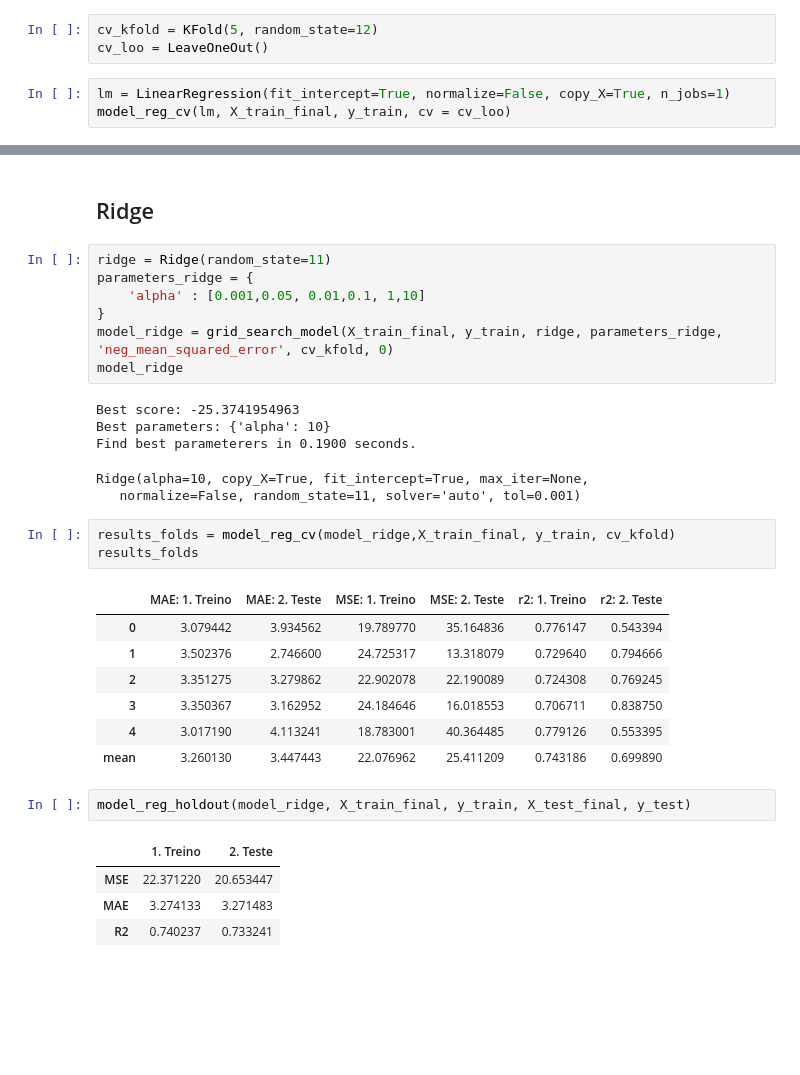
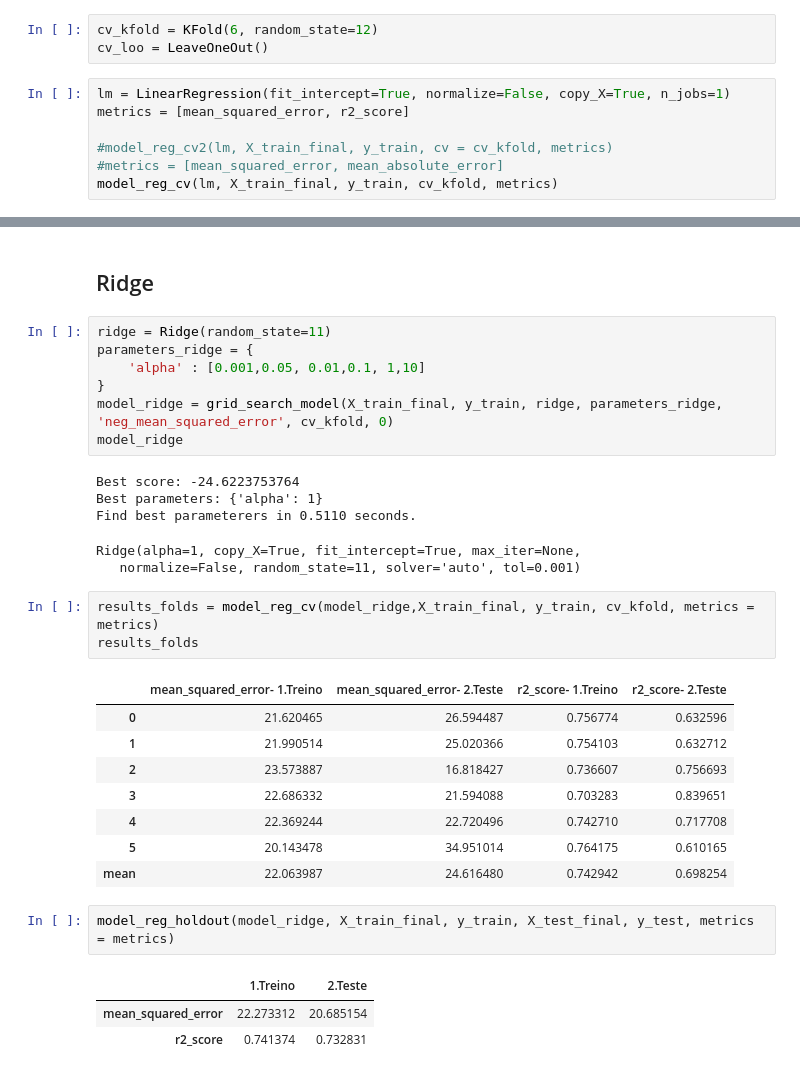
Before and after one commit to mopdc/python-codes, a Jupyter notebook: applied algorithms/regression examples/Regression Analysis in Boston dataset-v2.ipynb, the cells around one changed output, grey strips where cells are left out. Saved outputs shown, nothing was run; the diff lists cells and outputs as text; blank space fills up the shorter version.

```diff
--- a/applied algorithms/regression examples/Regression Analysis in Boston dataset-v2.ipynb
+++ b/applied algorithms/regression examples/Regression Analysis in Boston dataset-v2.ipynb
@@ -319,9 +334,13 @@ A função exporta: treino e teste  com mae, mse, r2
 # %% [markdown]
 ###  CV
 # %%
-cv_kfold = KFold(5, random_state=12)
+cv_kfold = KFold(6, random_state=12)
 cv_loo = LeaveOneOut()
 # %%
 lm = LinearRegression(fit_intercept=True, normalize=False, copy_X=True, n_jobs=1)
-model_reg_cv(lm, X_train_final, y_train, cv = cv_loo)
+metrics = [mean_squared_error, r2_score]
+
+#model_reg_cv2(lm, X_train_final, y_train, cv = cv_kfold, metrics)
+#metrics = [mean_squared_error, mean_absolute_error]
+model_reg_cv(lm, X_train_final, y_train, cv_kfold, metrics)
 # %% [output]
@@ -506,26 +530,26 @@ parameters_ridge = {
 model_ridge = grid_search_model(X_train_final, y_train, ridge, parameters_ridge, 'neg_mean_squared_error', cv_kfold, 0)
 model_ridge
 # %% [output]
-Best score: -25.3741954963
-Best parameters: {'alpha': 10}
-Find best parameterers in 0.1900 seconds.
+Best score: -24.6223753764
+Best parameters: {'alpha': 1}
+Find best parameterers in 0.5110 seconds.
-Ridge(alpha=10, copy_X=True, fit_intercept=True, max_iter=None,
+Ridge(alpha=1, copy_X=True, fit_intercept=True, max_iter=None,
    normalize=False, random_state=11, solver='auto', tol=0.001)
 # %%
-results_folds = model_reg_cv(model_ridge,X_train_final, y_train, cv_kfold)
+results_folds = model_reg_cv(model_ridge,X_train_final, y_train, cv_kfold, metrics = metrics)
 results_folds
 # %% [output]
-|  | MAE: 1. Treino | MAE: 2. Teste | MSE: 1. Treino | MSE: 2. Teste | r2: 1. Treino | r2: 2. Teste |
-| 0 | 3.079442 | 3.934562 | 19.789770 | 35.164836 | 0.776147 | 0.543394 |
-| 1 | 3.502376 | 2.746600 | 24.725317 | 13.318079 | 0.729640 | 0.794666 |
-| 2 | 3.351275 | 3.279862 | 22.902078 | 22.190089 | 0.724308 | 0.769245 |
-| 3 | 3.350367 | 3.162952 | 24.184646 | 16.018553 | 0.706711 | 0.838750 |
-| 4 | 3.017190 | 4.113241 | 18.783001 | 40.364485 | 0.779126 | 0.553395 |
-| mean | 3.260130 | 3.447443 | 22.076962 | 25.411209 | 0.743186 | 0.699890 |
+|  | mean_squared_error- 1.Treino | mean_squared_error- 2.Teste | r2_score- 1.Treino | r2_score- 2.Teste |
+| 0 | 21.620465 | 26.594487 | 0.756774 | 0.632596 |
+| 1 | 21.990514 | 25.020366 | 0.754103 | 0.632712 |
+| 2 | 23.573887 | 16.818427 | 0.736607 | 0.756693 |
+| 3 | 22.686332 | 21.594088 | 0.703283 | 0.839651 |
+| 4 | 22.369244 | 22.720496 | 0.742710 | 0.717708 |
+| 5 | 20.143478 | 34.951014 | 0.764175 | 0.610165 |
+| mean | 22.063987 | 24.616480 | 0.742942 | 0.698254 |
 # %%
-model_reg_holdout(model_ridge, X_train_final, y_train, X_test_final, y_test)
+model_reg_holdout(model_ridge, X_train_final, y_train, X_test_final, y_test, metrics = metrics)
 # %% [output]
-|  | 1. Treino | 2. Teste |
-| MSE | 22.371220 | 20.653447 |
-| MAE | 3.274133 | 3.271483 |
-| R2 | 0.740237 | 0.733241 |
+|  | 1.Treino | 2.Teste |
+| mean_squared_error | 22.273312 | 20.685154 |
+| r2_score | 0.741374 | 0.732831 |
```
Also changed, not shown: parts of 10 cells of this notebook, 29 other files.
